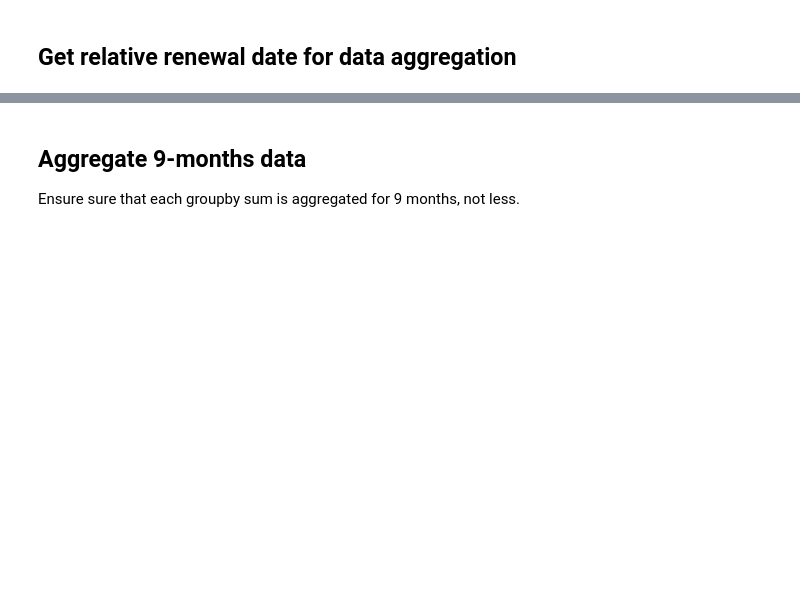
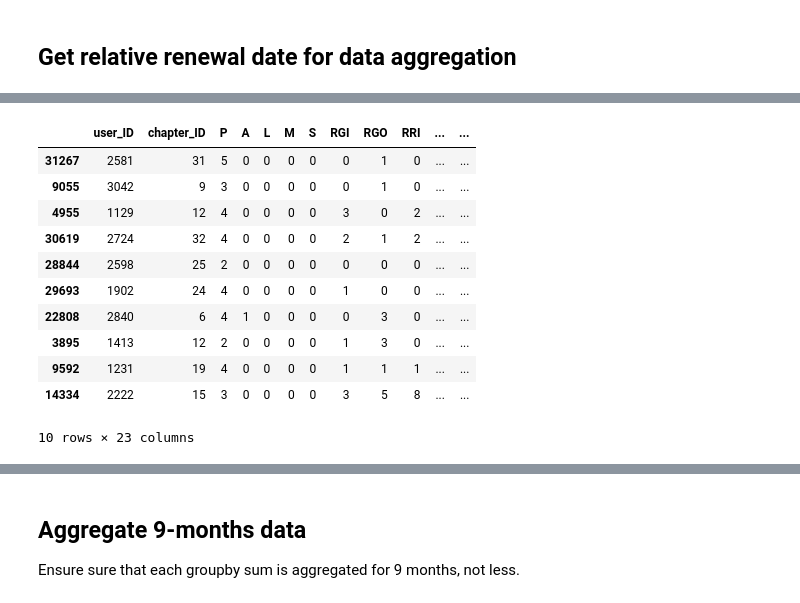
Before and after one commit to da-veed/BachelorThesis, a Jupyter notebook: data_cleaning.ipynb, the cells around one changed output, grey strips where cells are left out. Drawn from its saved outputs; the diff is of its cells as text; code cells hidden in the pictures; blank space fills up the shorter version.

```diff
--- a/data_cleaning.ipynb
+++ b/data_cleaning.ipynb
@@ -260,4 +322,7 @@ Lets go with **variant 1** which is more precise than **variant 0**. It seems th
 # %%
+df_master_clean.sort_values(["palms_date", "join_date", "drop_date"], inplace=True)
+
+df_master_clean.drop_duplicates(subset=df_master_clean.columns[:16].tolist() + ["join_date"], keep="last", inplace=True)
 df_master_clean.drop_duplicates(subset=df_master_clean.columns[:16], inplace=True)
-df_master_clean.shape
+df_master_clean.shape[0]
 # %% [output]
@@ -1886,0 +345,31 @@ df_master_clean.to_csv("data/df_master_Cleaned_NoAgg.csv")
+# %%
+df_master_clean["year_of_membership"] = (df_master_clean["palms_date"] - df_master_clean["join_date"]) \
+    / np.timedelta64(1, 'M') + df_master_clean["additional_months_cumsum"]
+df_master_clean["year_of_membership"] = df_master_clean["year_of_membership"] // 12
+df_master_clean["months_to_renewal"] = (df_master_clean["renewal_date"] - df_master_clean["palms_date"]) \
+    / np.timedelta64(1, 'M')
+df_master_clean["months_to_renewal"] = df_master_clean["months_to_renewal"].round().astype(int)
+df_master_clean["years_to_renewal"] = (df_master_clean["months_to_renewal"] - 1) // 12
+df_master_clean["months_to_renewal"] = df_master_clean["months_to_renewal"] % 12
+
+# Substitute "months_to_renewal" value 0 with 12 for ease of aggregation later on
+df_master_clean.loc[df_master_clean["months_to_renewal"] == 0, "months_to_renewal"] = 12
+
+for index, row in df_master_clean.iterrows():
+    df_master_clean.at[index, 'relative_renewal_date'] = row['renewal_date'] - pd.DateOffset(years=row['years_to_renewal'])
+
+df_master_clean.drop(["years_to_renewal", "additional_months_cumsum"], axis=1, inplace=True)
+df_master_clean.sample(10, random_state=23)
+# %% [output]
+|  | user_ID | chapter_ID | P | A | L | M | S | RGI | RGO | RRI | ... | ... |
+| 31267 | 2581 | 31 | 5 | 0 | 0 | 0 | 0 | 0 | 1 | 0 | ... | ... |
+| 9055 | 3042 | 9 | 3 | 0 | 0 | 0 | 0 | 0 | 1 | 0 | ... | ... |
+| 4955 | 1129 | 12 | 4 | 0 | 0 | 0 | 0 | 3 | 0 | 2 | ... | ... |
+| 30619 | 2724 | 32 | 4 | 0 | 0 | 0 | 0 | 2 | 1 | 2 | ... | ... |
+| 28844 | 2598 | 25 | 2 | 0 | 0 | 0 | 0 | 0 | 0 | 0 | ... | ... |
+| 29693 | 1902 | 24 | 4 | 0 | 0 | 0 | 0 | 1 | 0 | 0 | ... | ... |
+| 22808 | 2840 | 6 | 4 | 1 | 0 | 0 | 0 | 0 | 3 | 0 | ... | ... |
+| 3895 | 1413 | 12 | 2 | 0 | 0 | 0 | 0 | 1 | 3 | 0 | ... | ... |
+| 9592 | 1231 | 19 | 4 | 0 | 0 | 0 | 0 | 1 | 1 | 1 | ... | ... |
+| 14334 | 2222 | 15 | 3 | 0 | 0 | 0 | 0 | 3 | 5 | 8 | ... | ... |
+10 rows × 23 columns
```
Also changed, not shown: parts of 302 cells of this notebook, 2 other files.
